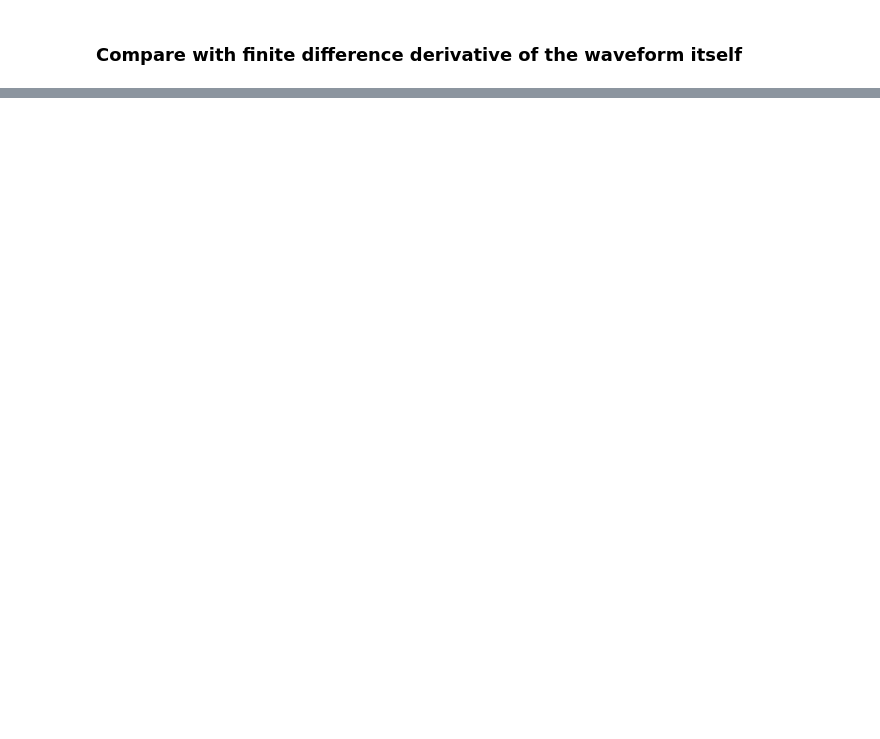
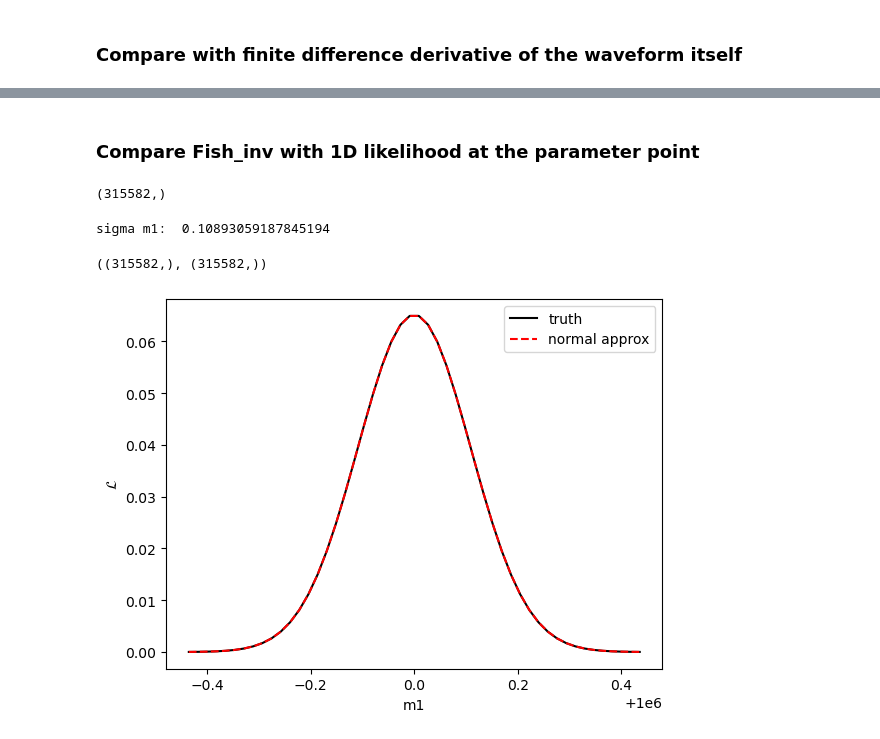
Before and after one commit to perturber/StableEMRIFisher, a Jupyter notebook: StableEMRIDerivative_FEW2April.ipynb, the cells around one changed output, grey strips where cells are left out. Saved outputs shown, nothing was run; the diff lists cells and outputs as text; code cells hidden in the pictures; blank space fills up the shorter version.

Commit message:
1D like test success

```diff
--- a/StableEMRIDerivative_FEW2April.ipynb
+++ b/StableEMRIDerivative_FEW2April.ipynb
@@ -722,0 +777,2 @@ plt.show()
+# %% [markdown]
+### Compare Fish_inv with 1D likelihood at the parameter point
@@ -722,0 +806,14 @@ plt.show()
+# %%
+wave.shape
+# %% [output]
+(315582,)
+# %%
+def Fisher_1D(partialh):
+    return inner_product(partialh, partialh, PSD = PSD, dt = dt)
+
+der_list = [der.real, -der.imag]
+F1D = Fisher_1D(der_list)
+sigma1D = 1/np.sqrt(F1D)
+print(f"sigma {param_to_vary}: ", sigma1D)
+# %% [output]
+sigma m1:  0.10893059187845194
@@ -722,0 +857,18 @@ plt.show()
+# %%
+wave.shape, der.shape
+# %% [output]
+((315582,), (315582,))
+# %%
+from scipy.stats import norm
+
+normal_approx = norm.pdf(param_to_vary_range, loc = parameters[param_to_vary], scale = sigma1D)
+normal_approx /= np.sum(normal_approx)
+plt.plot(param_to_vary_range, likes/np.sum(likes), c='k', label='truth')
+plt.plot(param_to_vary_range, normal_approx, c='r', label='normal approx', linestyle='--')
+plt.legend()
+plt.ylabel(r'$\mathcal{L}$')
+plt.xlabel(param_to_vary)
+plt.savefig(f'1D_like_vs_NA_{param_to_vary}.png', dpi = 300, bbox_inches='tight')
+plt.show()
+# %% [output]
+[figure, added]
```
Also changed, not shown: parts of 9 cells of this notebook, 2 other files.
